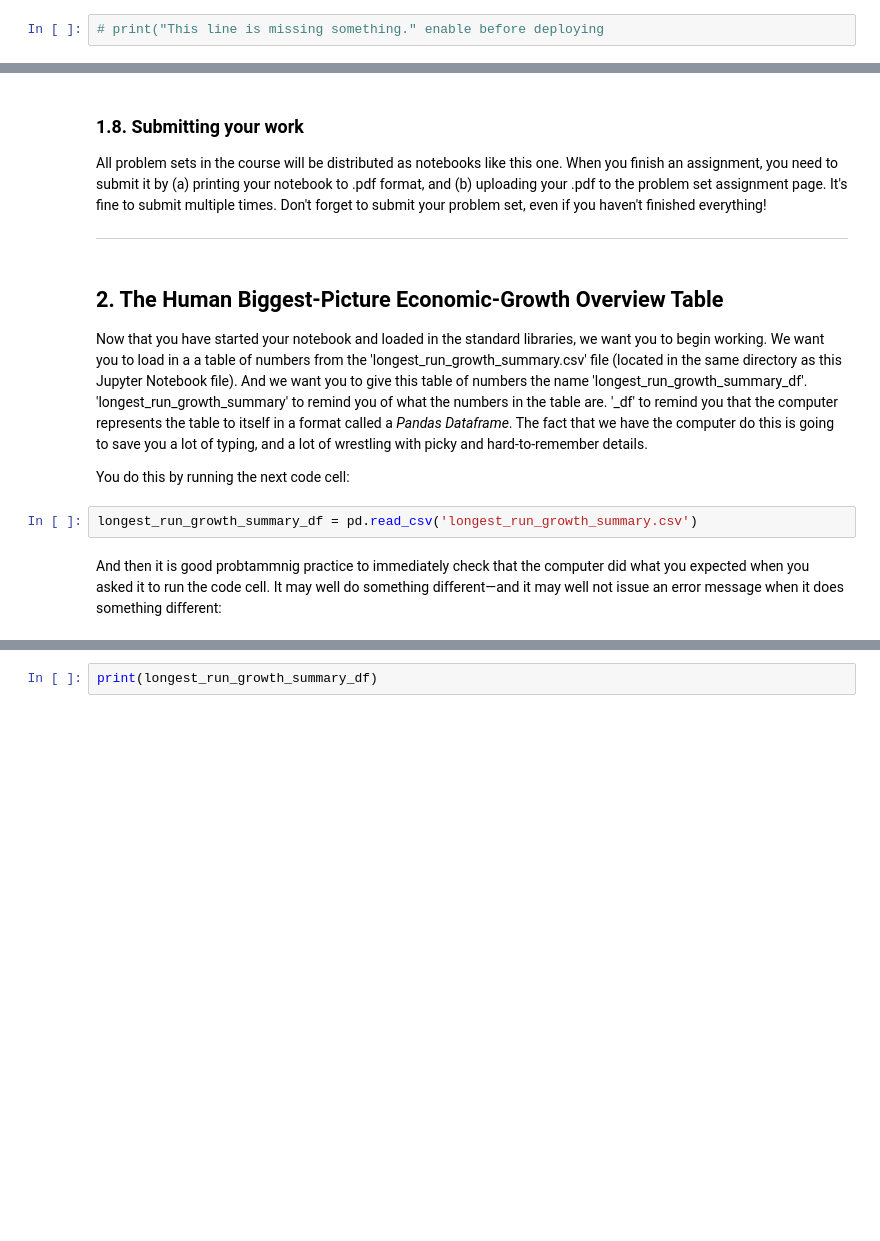
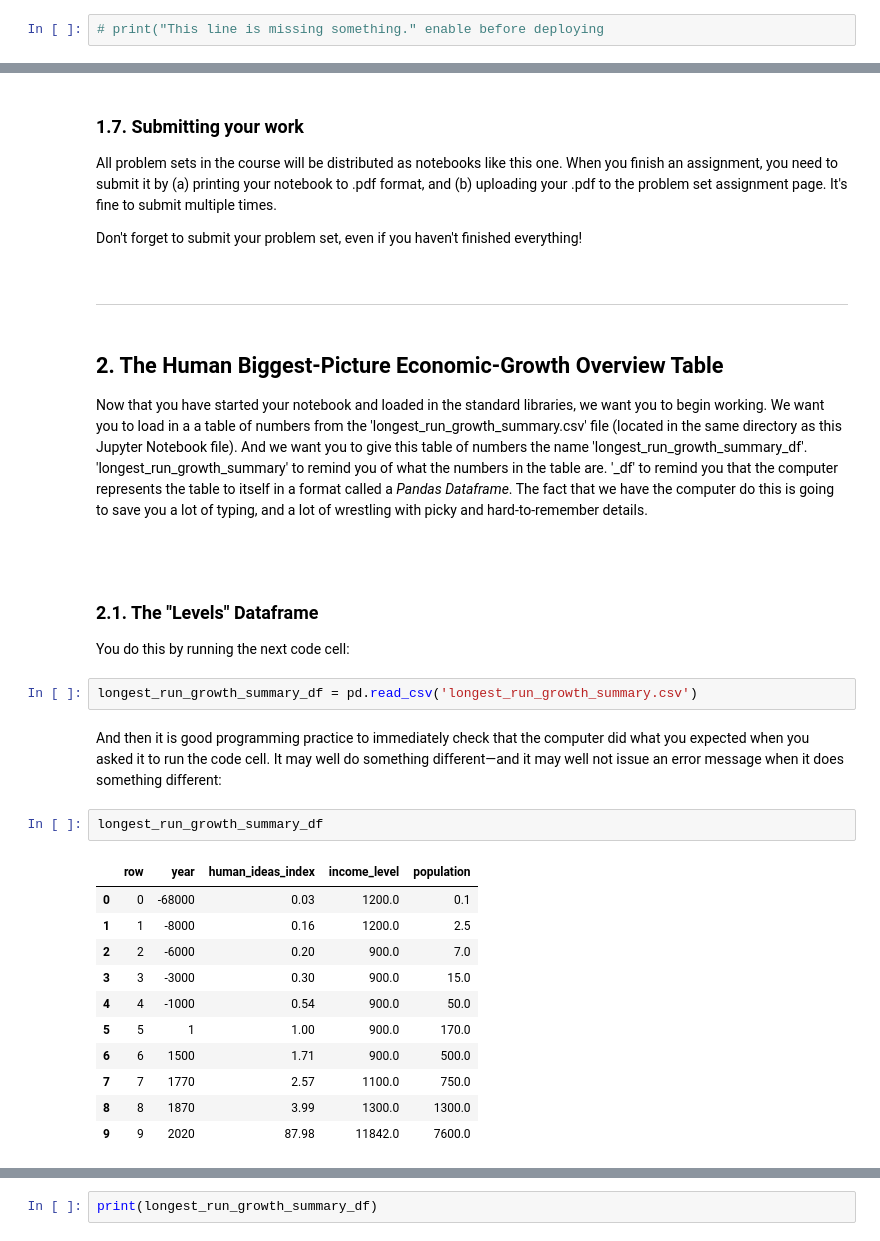
Before and after one commit to braddelong/econ-135-s-2021-assignments, a Jupyter notebook: ps00.ipynb, the cells around one changed output, grey strips where cells are left out. Saved outputs shown, nothing was run; the diff lists cells and outputs as text; blank space fills up the shorter version.

```diff
--- a/ps00.ipynb
+++ b/ps00.ipynb
@@ -263,6 +222,10 @@ Requirement already satisfied: six in /Users/braddelong/opt/anaconda3/lib/python
 # %% [markdown]
-### 1.8. Submitting your work
-All problem sets in the course will be distributed as notebooks like this one. When you finish an assignment, you need to submit it by (a) printing your notebook to .pdf format, and (b) uploading your .pdf to the problem set assignment page. It's fine to submit multiple times. Don't forget to submit your problem set, even if you haven't finished everything!
+### 1.7. Submitting your work
+All problem sets in the course will be distributed as notebooks like this one. When you finish an assignment, you need to submit it by (a) printing your notebook to .pdf format, and (b) uploading your .pdf to the problem set assignment page. It's fine to submit multiple times.
+
+Don't forget to submit your problem set, even if you haven't finished everything!
+
+&nbsp;
 
 ----
 # %% [markdown]
@@ -270,8 +233,26 @@ All problem sets in the course will be distributed as notebooks like this one. W
 
 Now that you have started your notebook and loaded in the standard libraries, we want you to begin working. We want you to load in a a table of numbers from the 'longest_run_growth_summary.csv' file (located in the same directory as this Jupyter Notebook file). And we want you to give this table of numbers the name 'longest_run_growth_summary_df'. 'longest_run_growth_summary' to remind you of what the numbers in the table are. '\_df' to remind you that the computer represents the table to itself in a format called a _Pandas Dataframe_. The fact that we have the computer do this is going to save you a lot of typing, and a lot of wrestling with picky and hard-to-remember details.
 
-You do this by running the next code cell:
+&nbsp;
+# %% [markdown]
+### 2.1. The "Levels" Dataframe
+
+You do this by running the next code cell:
 # %%
 longest_run_growth_summary_df = pd.read_csv('longest_run_growth_summary.csv')
 # %% [markdown]
-And then it is good probtammnig practice to immediately check that the computer did what you expected when you asked it to run the code cell. It may well do something different—and it may well not issue an error message when it does something different:
+And then it is good programming practice to immediately check that the computer did what you expected when you asked it to run the code cell. It may well do something different—and it may well not issue an error message when it does something different:
+# %%
+longest_run_growth_summary_df
+# %% [output]
+|  | row | year | human_ideas_index | income_level | population |
+| 0 | 0 | -68000 | 0.03 | 1200.0 | 0.1 |
+| 1 | 1 | -8000 | 0.16 | 1200.0 | 2.5 |
+| 2 | 2 | -6000 | 0.20 | 900.0 | 7.0 |
+| 3 | 3 | -3000 | 0.30 | 900.0 | 15.0 |
+| 4 | 4 | -1000 | 0.54 | 900.0 | 50.0 |
+| 5 | 5 | 1 | 1.00 | 900.0 | 170.0 |
+| 6 | 6 | 1500 | 1.71 | 900.0 | 500.0 |
+| 7 | 7 | 1770 | 2.57 | 1100.0 | 750.0 |
+| 8 | 8 | 1870 | 3.99 | 1300.0 | 1300.0 |
+| 9 | 9 | 2020 | 87.98 | 11842.0 | 7600.0 |
```
Also changed, not shown: parts of 250 cells of this notebook, 1 other file.
